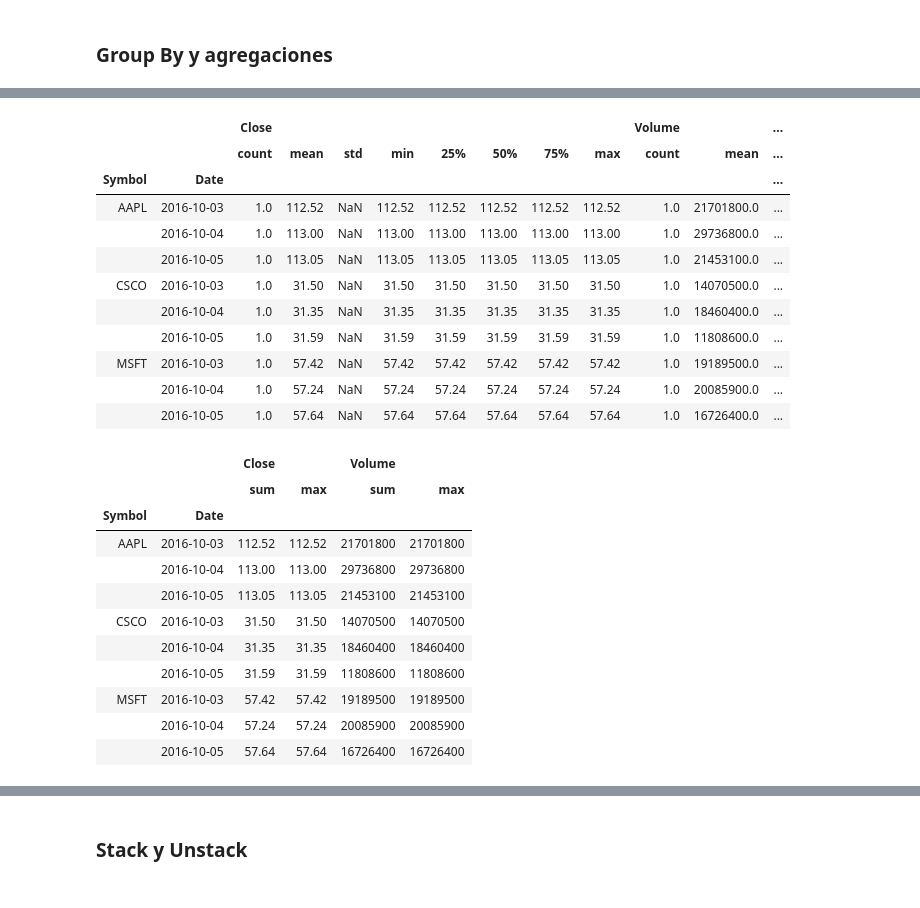
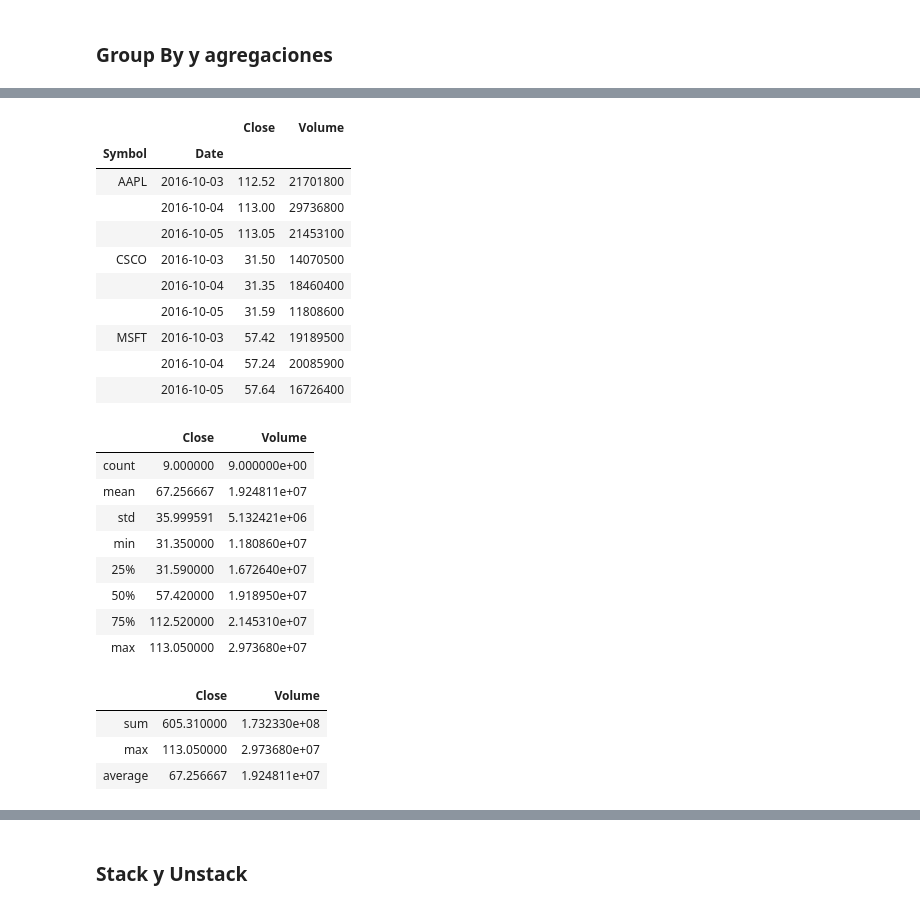
Before and after one commit to RafaelHarispe/WorkShopDS, a Jupyter notebook: Multi Index GrpBy.ipynb, the cells around one changed output, grey strips where cells are left out. Saved outputs shown, nothing was run; the diff lists cells and outputs as text; code cells hidden in the pictures.

```diff
--- a/Multi Index GrpBy.ipynb
+++ b/Multi Index GrpBy.ipynb
@@ -39,4 +39,4 @@ stocks.loc['2016-10-03']
 # %% [markdown]
 ### Group By y agregaciones
 # %%
-sgb = stocks.groupby(['Symbol', 'Date'])
+sgb = stocks.groupby(['Symbol', 'Date']).sum()
@@ -57,33 +57,36 @@ sgb.sum()
+# %%
+stocks.groupby(['Symbol', 'Date']).sum().loc[lambda df:df['Volume']>10]
+# %% [output]
+|  |  | Close | Volume |
+| Symbol | Date |  |  |
+| AAPL | 2016-10-03 | 112.52 | 21701800 |
+|  | 2016-10-04 | 113.00 | 29736800 |
+|  | 2016-10-05 | 113.05 | 21453100 |
+| CSCO | 2016-10-03 | 31.50 | 14070500 |
+|  | 2016-10-04 | 31.35 | 18460400 |
+|  | 2016-10-05 | 31.59 | 11808600 |
+| MSFT | 2016-10-03 | 57.42 | 19189500 |
+|  | 2016-10-04 | 57.24 | 20085900 |
+|  | 2016-10-05 | 57.64 | 16726400 |
 # %%
 sgb.describe()
 # %% [output]
-|  |  | Close |  |  |  |  |  |  |  | Volume |  | ... |
-|  |  | count | mean | std | min | 25% | 50% | 75% | max | count | mean | ... |
-| Symbol | Date |  |  |  |  |  |  |  |  |  |  | ... |
-| AAPL | 2016-10-03 | 1.0 | 112.52 | NaN | 112.52 | 112.52 | 112.52 | 112.52 | 112.52 | 1.0 | 21701800.0 | ... |
-|  | 2016-10-04 | 1.0 | 113.00 | NaN | 113.00 | 113.00 | 113.00 | 113.00 | 113.00 | 1.0 | 29736800.0 | ... |
-|  | 2016-10-05 | 1.0 | 113.05 | NaN | 113.05 | 113.05 | 113.05 | 113.05 | 113.05 | 1.0 | 21453100.0 | ... |
-| CSCO | 2016-10-03 | 1.0 | 31.50 | NaN | 31.50 | 31.50 | 31.50 | 31.50 | 31.50 | 1.0 | 14070500.0 | ... |
-|  | 2016-10-04 | 1.0 | 31.35 | NaN | 31.35 | 31.35 | 31.35 | 31.35 | 31.35 | 1.0 | 18460400.0 | ... |
-|  | 2016-10-05 | 1.0 | 31.59 | NaN | 31.59 | 31.59 | 31.59 | 31.59 | 31.59 | 1.0 | 11808600.0 | ... |
-| MSFT | 2016-10-03 | 1.0 | 57.42 | NaN | 57.42 | 57.42 | 57.42 | 57.42 | 57.42 | 1.0 | 19189500.0 | ... |
-|  | 2016-10-04 | 1.0 | 57.24 | NaN | 57.24 | 57.24 | 57.24 | 57.24 | 57.24 | 1.0 | 20085900.0 | ... |
-|  | 2016-10-05 | 1.0 | 57.64 | NaN | 57.64 | 57.64 | 57.64 | 57.64 | 57.64 | 1.0 | 16726400.0 | ... |
+|  | Close | Volume |
+| count | 9.000000 | 9.000000e+00 |
+| mean | 67.256667 | 1.924811e+07 |
+| std | 35.999591 | 5.132421e+06 |
+| min | 31.350000 | 1.180860e+07 |
+| 25% | 31.590000 | 1.672640e+07 |
+| 50% | 57.420000 | 1.918950e+07 |
+| 75% | 112.520000 | 2.145310e+07 |
+| max | 113.050000 | 2.973680e+07 |
 # %%
-sgb.agg(['sum', 'max'])
+sgb.agg(['sum', 'max', 'average'])
 # %% [output]
-|  |  | Close |  | Volume |  |
-|  |  | sum | max | sum | max |
-| Symbol | Date |  |  |  |  |
-| AAPL | 2016-10-03 | 112.52 | 112.52 | 21701800 | 21701800 |
-|  | 2016-10-04 | 113.00 | 113.00 | 29736800 | 29736800 |
-|  | 2016-10-05 | 113.05 | 113.05 | 21453100 | 21453100 |
-| CSCO | 2016-10-03 | 31.50 | 31.50 | 14070500 | 14070500 |
-|  | 2016-10-04 | 31.35 | 31.35 | 18460400 | 18460400 |
-|  | 2016-10-05 | 31.59 | 31.59 | 11808600 | 11808600 |
-| MSFT | 2016-10-03 | 57.42 | 57.42 | 19189500 | 19189500 |
-|  | 2016-10-04 | 57.24 | 57.24 | 20085900 | 20085900 |
-|  | 2016-10-05 | 57.64 | 57.64 | 16726400 | 16726400 |
+|  | Close | Volume |
+| sum | 605.310000 | 1.732330e+08 |
+| max | 113.050000 | 2.973680e+07 |
+| average | 67.256667 | 1.924811e+07 |
 # %%
 grpFrame = sgb.Close.agg(['min', 'max', 'mean'])
 # %%
```
Also changed, not shown: parts of 9 cells of this notebook, 4 other files.
